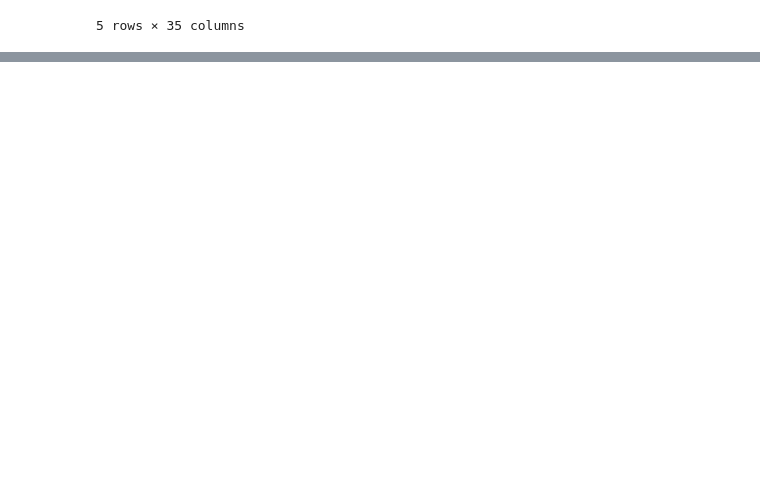
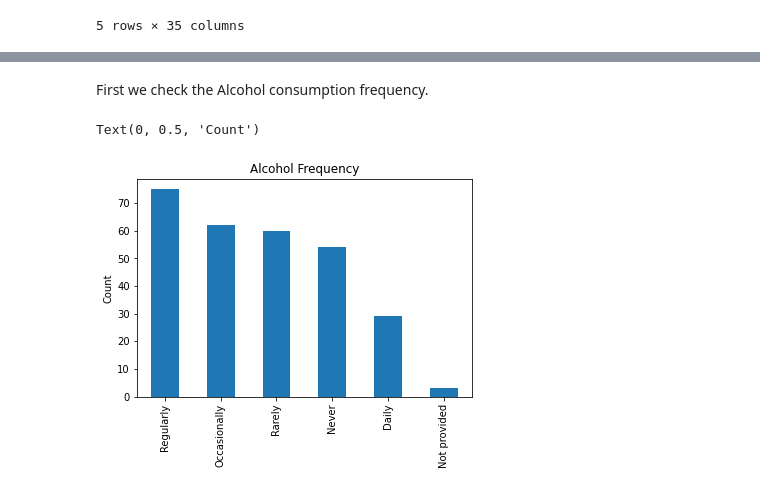
Before and after one commit to dhasanova99/HealthyFood, a Jupyter notebook: JupyterDocs/Eating_habits.ipynb, the cells around one changed output, grey strips where cells are left out. Cells and saved outputs as stored; diff of their text form; code cells hidden in the pictures; blank space fills up the shorter version.

Commit message:
Investigated Alcohol Consumption

```diff
--- a/JupyterDocs/Eating_habits.ipynb
+++ b/JupyterDocs/Eating_habits.ipynb
@@ -42,3 +42,9 @@ df_NUT.head()
 | 6 | True | Daily | True | False | ... |
 | 9 | True | Regularly | True | False | ... |
 5 rows × 35 columns
+# %%
+ALC_INDEX=df_meta.columns
+ALC_INDEX = names[df_meta.columns.str.contains('lcohol')]
+
+df_ALC = df_meta[ALC_INDEX]
+df_ALC.head()
@@ -44,0 +58,9 @@ df_NUT.head()
+# %% [markdown]
+First we check the Alcohol consumption frequency.
+# %%
+df_ALC['NUT_alcohol_frequency'].value_counts().plot(kind='bar')
+plt.title('Alcohol Frequency')
+plt.ylabel('Count')
+# %% [output]
+Text(0, 0.5, 'Count')
+[figure, added]
```
Also changed, not shown: parts of 7 cells of this notebook, 1 other file.
